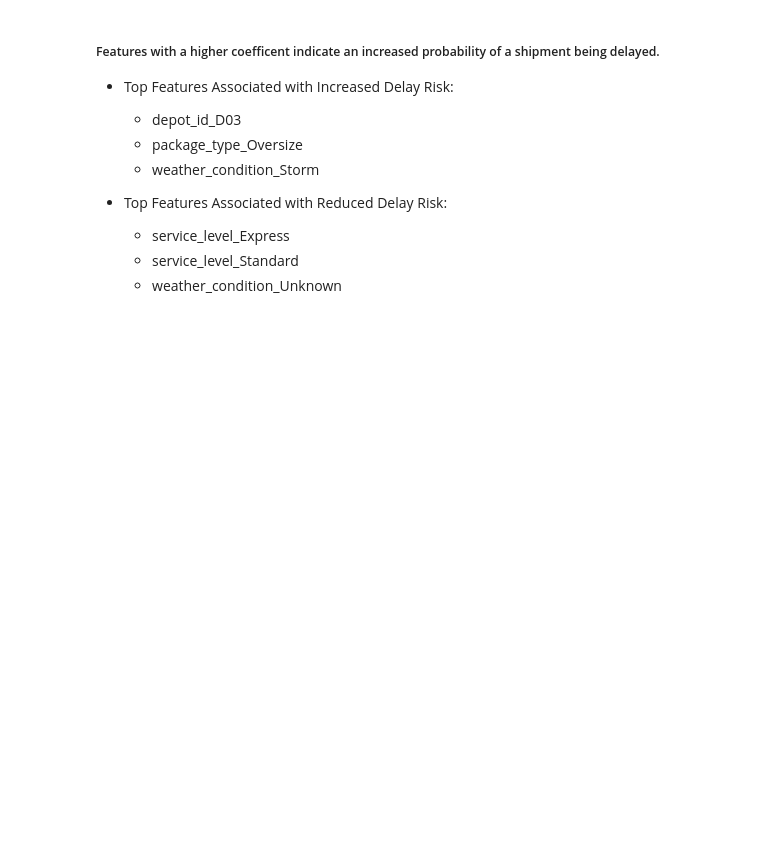
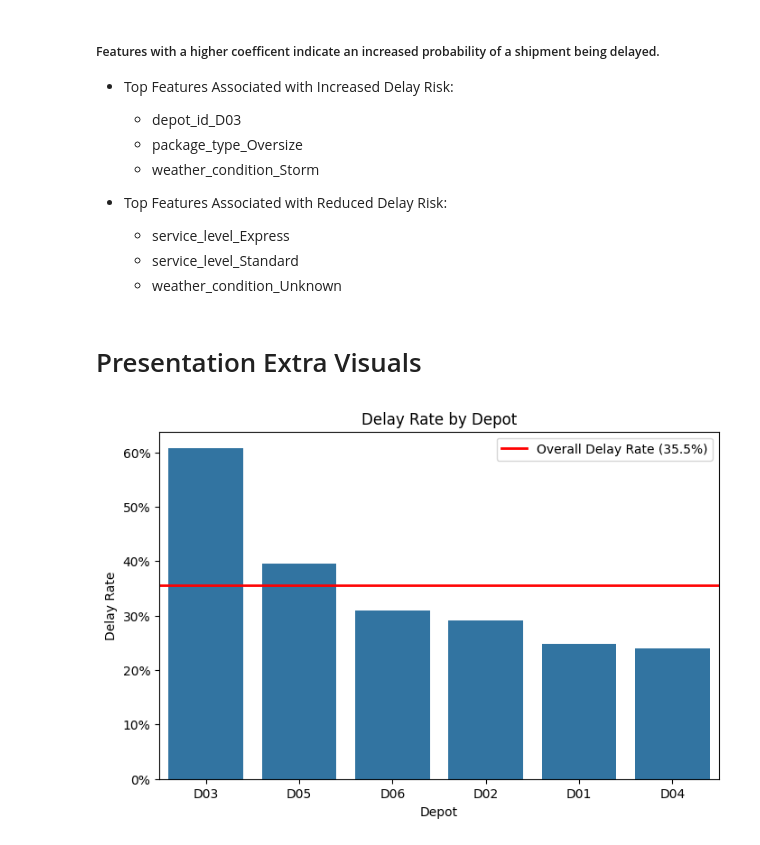
Before and after one commit to ctackitt30/Team_4_CDS_Project, a Jupyter notebook: Team_4_CDS_Capstone.ipynb, the cells around one changed output. Cells and saved outputs as stored; diff of their text form; code cells hidden in the pictures; blank space fills up the shorter version.

```diff
--- a/Team_4_CDS_Capstone.ipynb
+++ b/Team_4_CDS_Capstone.ipynb
@@ -1218,3 +1256,36 @@ coef_df.sort_values("Coefficient", ascending=False)
     - service_level_Express
     - service_level_Standard
     - weather_condition_Unknown
+# %% [markdown]
+# Presentation Extra Visuals
+# %%
+delay_rate = analysis_table["delayed"].mean()
+
+plt.figure(figsize=(8,5))
+
+sns.barplot(
+    data=depot_delay,
+    x="depot_id",
+    y="delayed"
+)
+
+plt.axhline(
+    y=delay_rate,
+    color="red",
+    linewidth=2,
+    label=f"Overall Delay Rate ({delay_rate:.1%})"
+)
+
+plt.title("Delay Rate by Depot")
+plt.xlabel("Depot")
+plt.ylabel("Delay Rate")
+
+plt.gca().yaxis.set_major_formatter(
+    plt.matplotlib.ticker.PercentFormatter(1)
+)
+
+plt.legend()
+
+plt.show()
+# %% [output]
+[figure, added]
```
Also changed, not shown: parts of 18 cells of this notebook.
